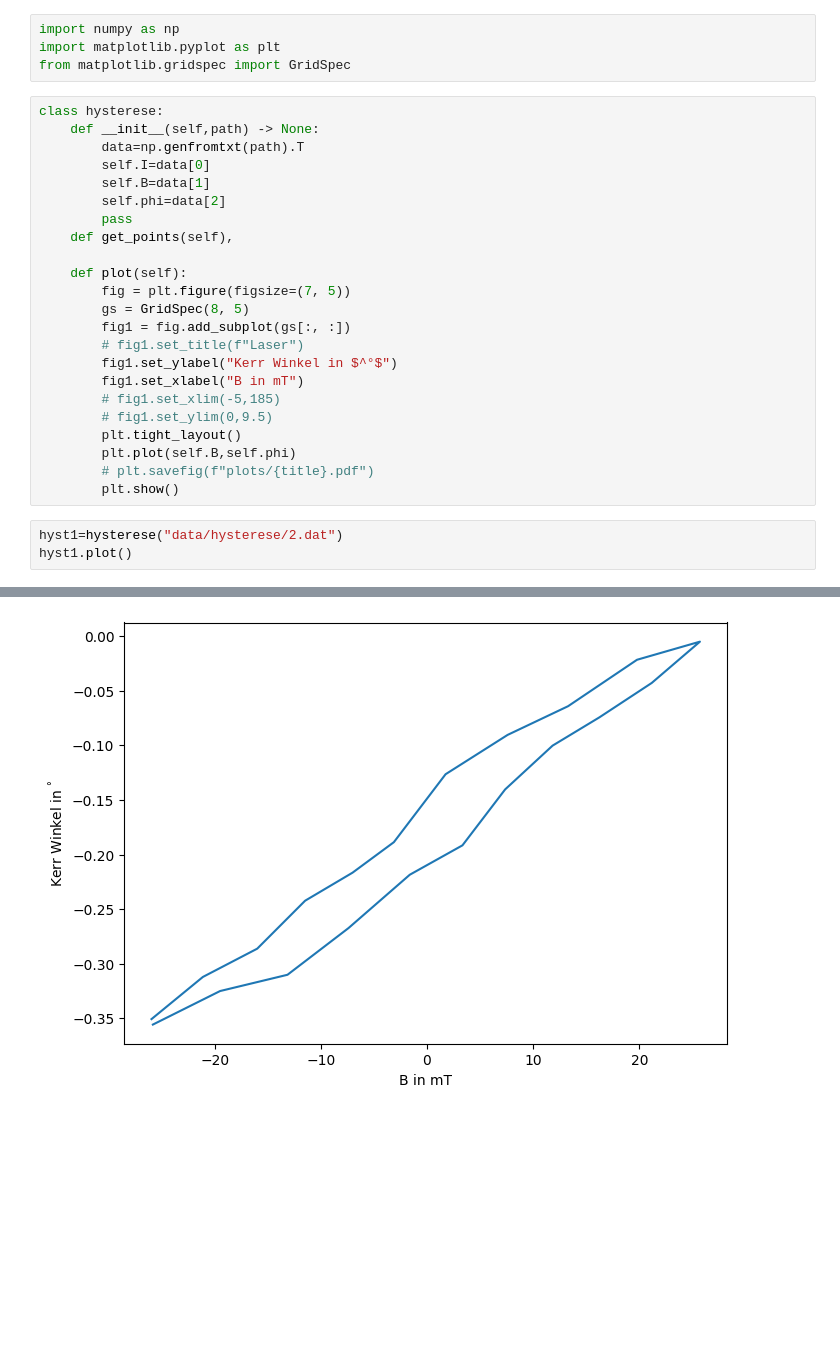
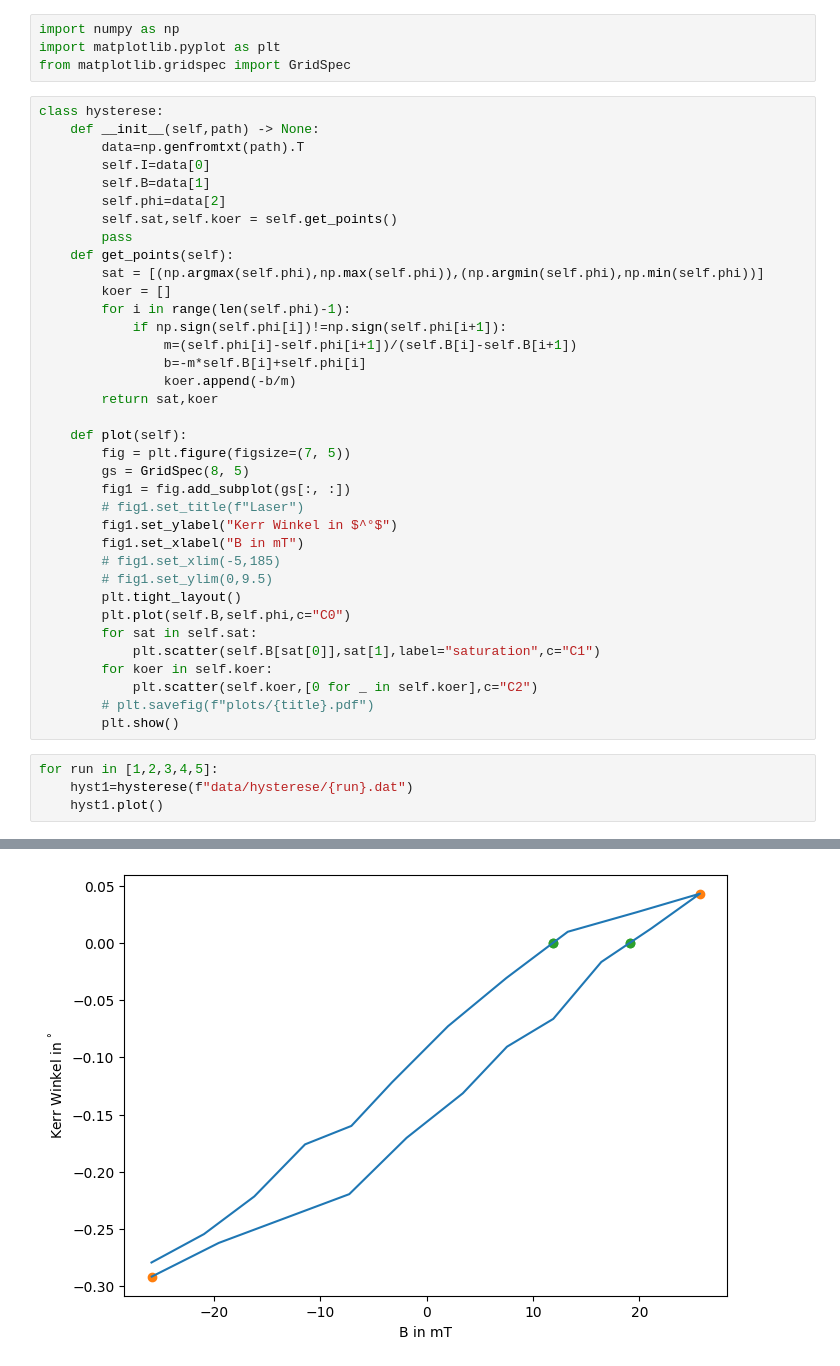
Before and after one commit to hannes-ebe/F-Prak-B, a Jupyter notebook: MOKE/hysterese.ipynb, the cells around one changed output, grey strips where cells are left out. Cells and saved outputs as stored; diff of their text form; blank space fills up the shorter version.

```diff
--- a/MOKE/hysterese.ipynb
+++ b/MOKE/hysterese.ipynb
@@ -9,8 +9,17 @@ class hysterese:
         self.I=data[0]
         self.B=data[1]
         self.phi=data[2]
+        self.sat,self.koer = self.get_points()
         pass
-    def get_points(self),
+    def get_points(self):
+        sat = [(np.argmax(self.phi),np.max(self.phi)),(np.argmin(self.phi),np.min(self.phi))]
+        koer = []
+        for i in range(len(self.phi)-1):
+            if np.sign(self.phi[i])!=np.sign(self.phi[i+1]):
+                m=(self.phi[i]-self.phi[i+1])/(self.B[i]-self.B[i+1])
+                b=-m*self.B[i]+self.phi[i]
+                koer.append(-b/m)
+        return sat,koer
 
     def plot(self):
         fig = plt.figure(figsize=(7, 5))
@@ -22,10 +31,15 @@ class hysterese:
         # fig1.set_xlim(-5,185)
         # fig1.set_ylim(0,9.5)
         plt.tight_layout()
-        plt.plot(self.B,self.phi)
+        plt.plot(self.B,self.phi,c="C0")
+        for sat in self.sat:
+            plt.scatter(self.B[sat[0]],sat[1],label="saturation",c="C1")
+        for koer in self.koer:
+            plt.scatter(self.koer,[0 for _ in self.koer],c="C2")
         # plt.savefig(f"plots/{title}.pdf")
         plt.show()
 # %%
-hyst1=hysterese("data/hysterese/2.dat")
-hyst1.plot()
+for run in [1,2,3,4,5]:
+    hyst1=hysterese(f"data/hysterese/{run}.dat")
+    hyst1.plot()
 # %% [output]
@@ -32 +47 @@ hyst1.plot()
-[figure, old version]
+[figure, new version]
```
Also changed, not shown: parts of 1 cell of this notebook, 1 other file.
